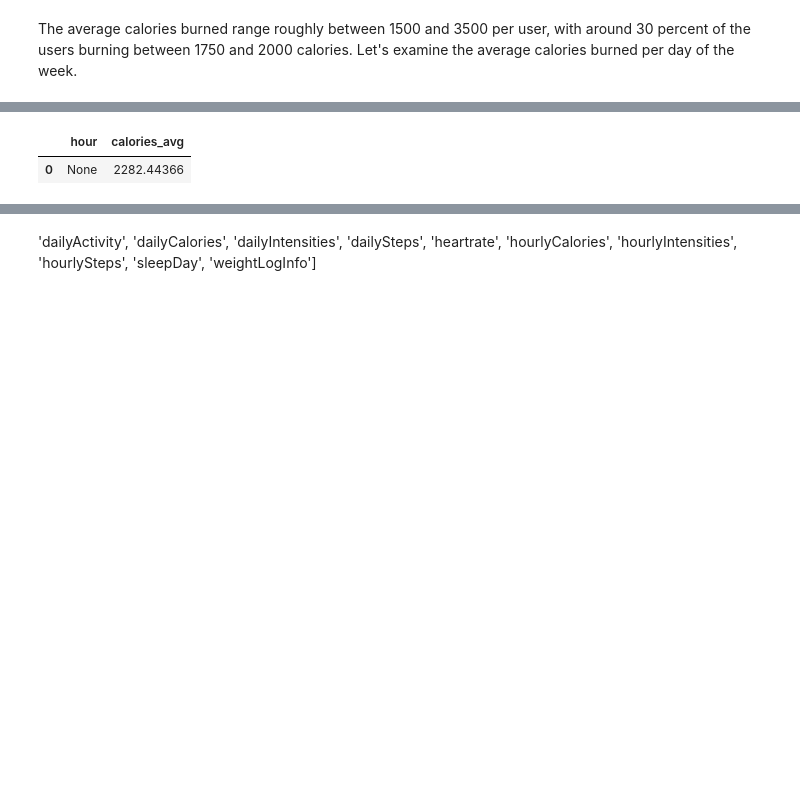
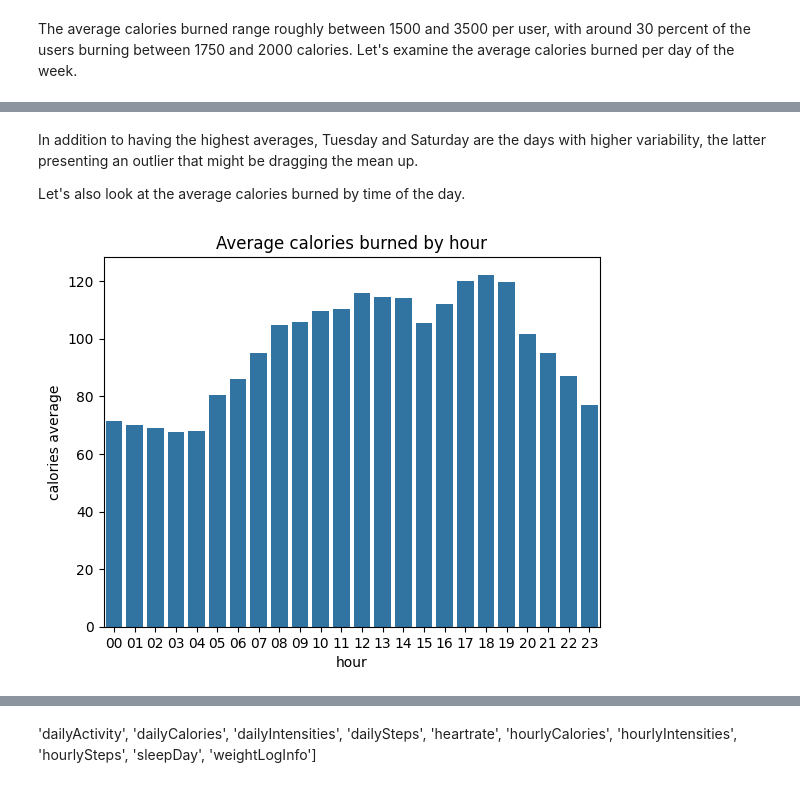
Before and after one commit to roxannardgz/bellabeat, a Jupyter notebook: Bellabeat Analysis.ipynb, the cells around one changed output, grey strips where cells are left out. Drawn from its saved outputs; the diff is of its cells as text; code cells hidden in the pictures; blank space fills up the shorter version.

```diff
--- a/Bellabeat Analysis.ipynb
+++ b/Bellabeat Analysis.ipynb
@@ -370,25 +415,38 @@ Let's also look at the average calories burned by time of the day.
+# %% [markdown]
+In addition to having the highest averages, Tuesday and Saturday are the days with higher variability, the latter presenting an outlier that might be dragging the mean up.
+
+Let's also look at the average calories burned by time of the day.
 # %%
 query = """
 WITH avg_calories_user_hour AS (
 SELECT
     Id
-    ,strftime('%h', activityDay) as hour
+    ,strftime('%H', ActivityHour) as hour
     ,AVG(calories) AS calories_avg
-FROM dailyCalories
+FROM hourlyCalories
 GROUP BY
     1, 2
 )
 
 SELECT
     hour
     ,AVG(calories_avg) AS calories_avg
 FROM avg_calories_user_hour
 GROUP BY
     1
 """
 
 df = pd.read_sql_query(query, engine)
 df
+
+
+# Histogram of the average calories burned by hour
+
+ax = sns.barplot(df, x='hour', y='calories_avg')
+
+ax.set_title('Average calories burned by hour')
+ax.set_ylabel('calories average')
+
+plt.show()
 # %% [output]
-|  | hour | calories_avg |
-| 0 | None | 2282.44366 |
+[figure, added]
```
Also changed, not shown: parts of 27 cells of this notebook.
